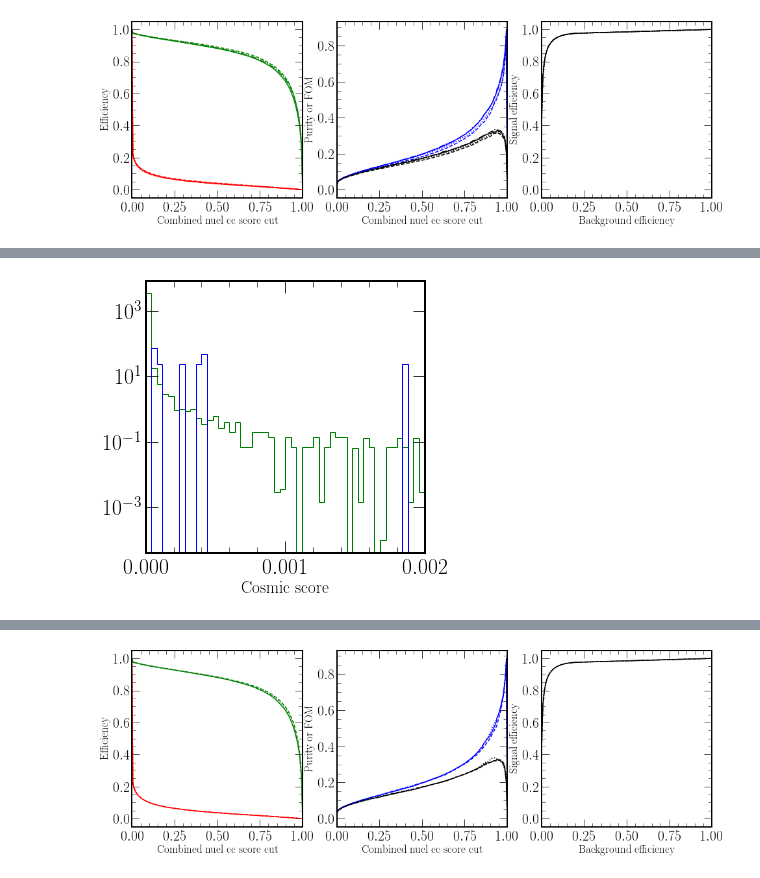
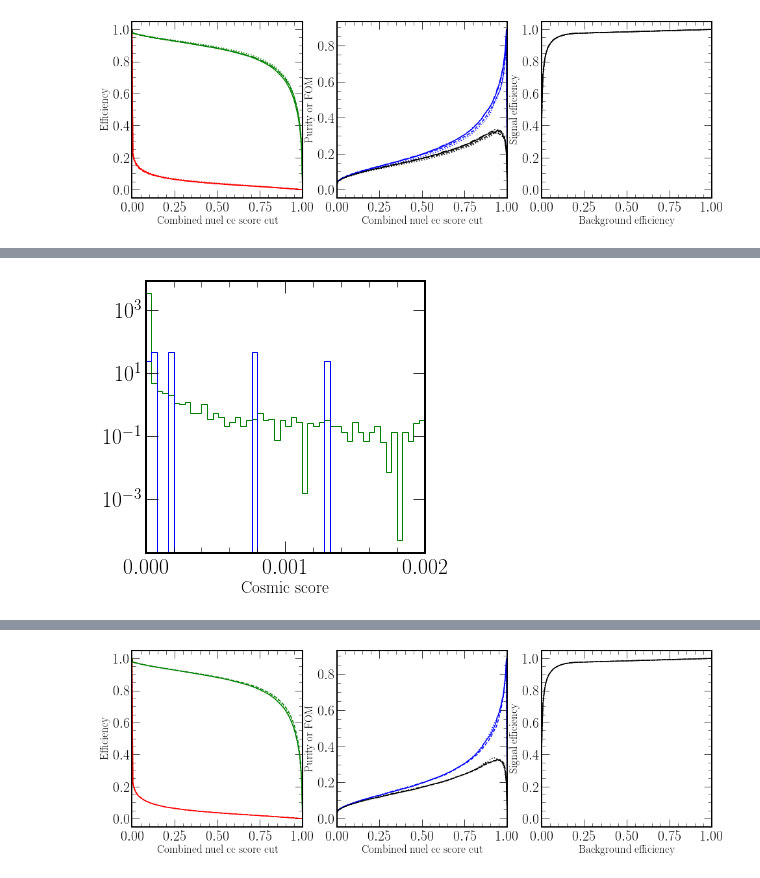
Before and after one commit to chipsneutrino/chips-net, a Jupyter notebook: analysis.ipynb, the cells around one changed output, grey strips where cells are left out. Cells and saved outputs as stored; diff of their text form; code cells hidden in the pictures.

```diff
--- a/analysis.ipynb
+++ b/analysis.ipynb
@@ -605,0 +559,8 @@ took 313.50 seconds
+# %%
+events, outputs = chipsnet.utils.process_ds(
+    config,
+    "flux_cosmic",
+    ["cosmic", "cosmic_vtx", "cosmic_vtx_learn"],
+    model_cats=["t_cosmic_cat", "t_cosmic_cat", "t_cosmic_cat"],
+    verbose=True
+)
@@ -606,25 +585,25 @@ took 313.50 seconds
 # %%
 bins = 50
 hist_range = (0, 0.002)
 fig, axs = plt.subplots(1, 1, figsize=(5, 5))
 axs.hist(
-    c_vtx_ev[c_vtx_ev["t_cosmic_cat"] == 0]["cosmic_vtx_pred_t_cosmic_cat"],
-    weights=c_vtx_ev[c_vtx_ev["t_cosmic_cat"] == 0]["w"],
+    events[events["t_cosmic_cat"] == 0]["cosmic_pred_t_cosmic_cat"],
+    weights=events[events["t_cosmic_cat"] == 0]["w"],
     range=hist_range,
     bins=bins,
     color="green",
     histtype="step",
 )
 axs.hist(
-    c_vtx_ev[c_vtx_ev["t_cosmic_cat"] == 1]["cosmic_vtx_pred_t_cosmic_cat"],
-    weights=c_vtx_ev[c_vtx_ev["t_cosmic_cat"] == 1]["w"],
+    events[events["t_cosmic_cat"] == 1]["cosmic_pred_t_cosmic_cat"],
+    weights=events[events["t_cosmic_cat"] == 1]["w"],
     range=hist_range,
     bins=bins,
     color="blue",
     histtype="step",
 )
 axs.set_xlabel("Cosmic score", fontsize=17)
 axs.set_yscale("log")
 plt.show()
 # %% [output]
-[figure, old version]
+[figure, new version]
```
Also changed, not shown: parts of 59 cells of this notebook, 4 other files.
